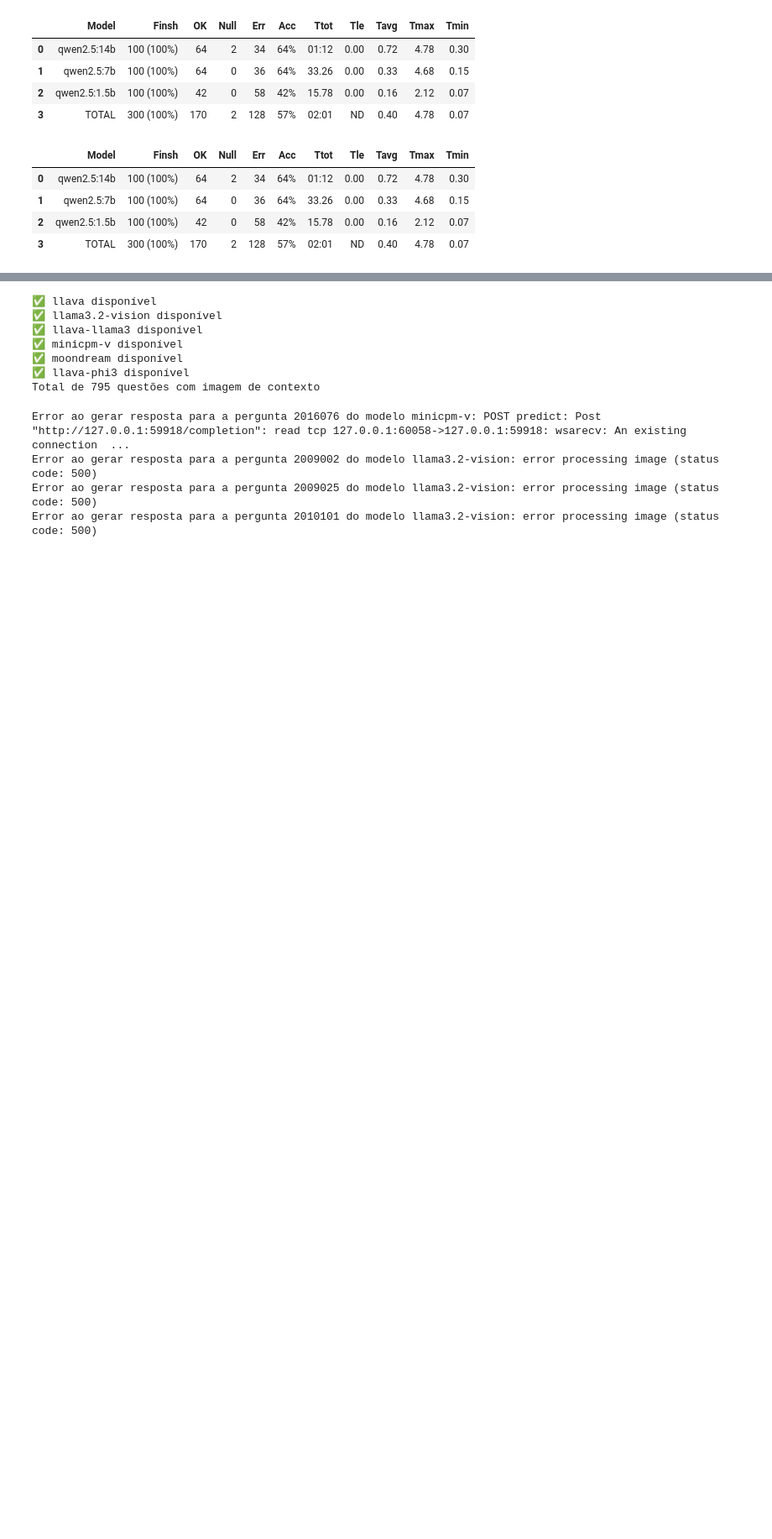
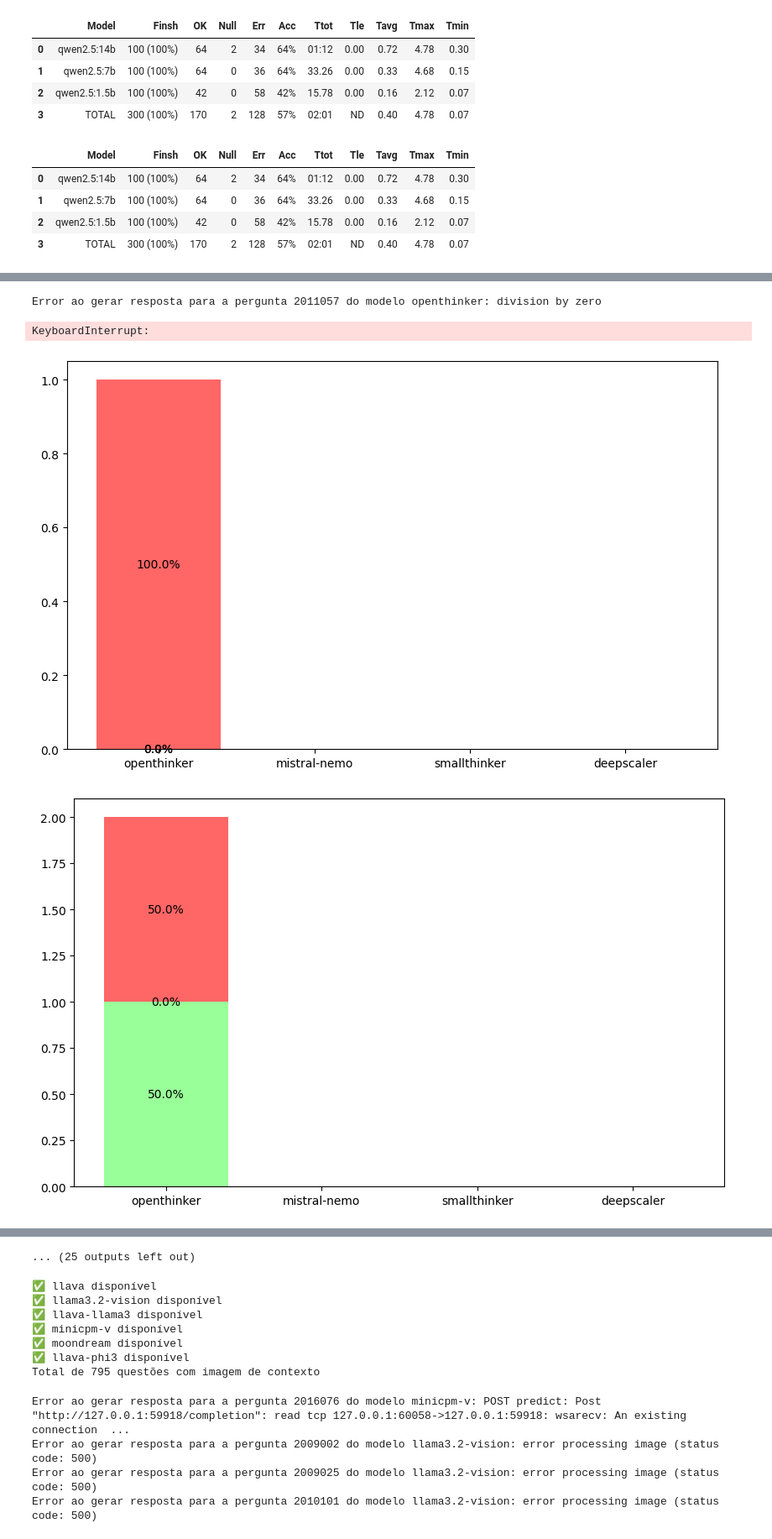
Before and after one commit to rubdelima/estuda-ia, a Jupyter notebook: 01-Predict.ipynb, the cells around one changed output, grey strips where cells are left out. Shown at 84% size. Cells and saved outputs as stored; diff of their text form; code cells hidden in the pictures; blank space fills up the shorter version.

```diff
--- a/01-Predict.ipynb
+++ b/01-Predict.ipynb
@@ -108,3 +128,4 @@ test_table("./predict_data/qwen_context_predictions.json", len(example_context_q
 | 3 | TOTAL | 300 (100%) | 170 | 2 | 128 | 57% | 02:01 | ND | 0.40 | 4.78 | 0.07 |
 # %%
 reasoning_models = ["openthinker", "mistral-nemo", "smallthinker", "deepscaler"]
+avaliabel_reasoning_models = list(check_models(reasoning_models))
@@ -112,0 +137,9 @@ math_models = [, "mathstral"]
+# %%
+test_ollama_models(
+    models=avaliabel_reasoning_models,
+    questions = example_context_questions,
+    predict_file ="./predict_data/reasoning_predictions.json",
+)
+
+test_table("./predict_data/reasoning_predictions.json", len(example_context_questions))
+# %% [output]
@@ -112,0 +152,4 @@ math_models = [, "mathstral"]
+Error ao gerar resposta para a pergunta 2011057 do modelo openthinker: division by zero
+KeyboardInterrupt:
+[figure, added]
+[figure, added]
@@ -113,3 +163,4 @@ math_models = [, "mathstral"]
+... (25 outputs left out)
 # %%
 visions_models = ["llava", "llama3.2-vision", "llava-llama3", "minicpm-v","moondream", "llava-phi3"]
 available_visions_models = list(check_models(visions_models))
```
Also changed, not shown: parts of 7 cells of this notebook, 15 other files.
